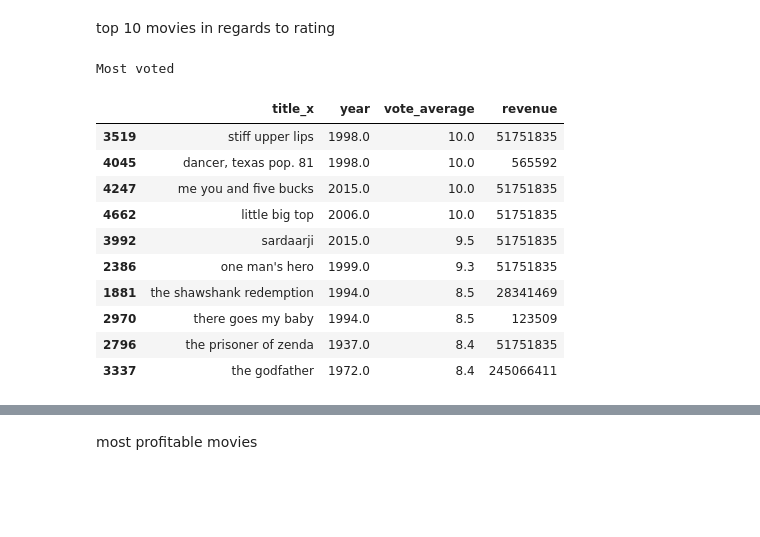
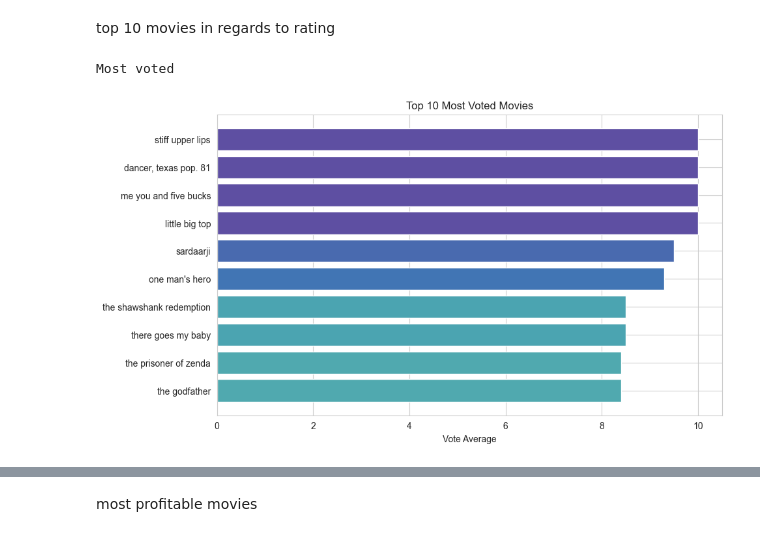
Before and after one commit to samahosseini/tmdb_5000_movies, a Jupyter notebook: src/main.ipynb, the cells around one changed output, grey strips where cells are left out. Cells and saved outputs as stored; diff of their text form; code cells hidden in the pictures; blank space fills up the shorter version.

```diff
--- a/src/main.ipynb
+++ b/src/main.ipynb
@@ -374,17 +387,15 @@ top 10 movies in regards to rating
 # %%
 top = df.nlargest(10,'vote_average')
 print('Most voted')
 top[['title_x','year','vote_average', 'revenue']]
+
+# Plotting
+plt.figure(figsize=(10, 6))
+plt.barh(top['title_x'], top['vote_average'], color=plt.cm.Spectral(top['vote_average']/10))
+plt.xlabel('Vote Average')
+plt.title('Top 10 Most Voted Movies')
+plt.gca().invert_yaxis()  # Invert y-axis to display the highest vote average at the top
+plt.show()
 # %% [output]
 Most voted
-|  | title_x | year | vote_average | revenue |
-| 3519 | stiff upper lips | 1998.0 | 10.0 | 51751835 |
-| 4045 | dancer, texas pop. 81 | 1998.0 | 10.0 | 565592 |
-| 4247 | me you and five bucks | 2015.0 | 10.0 | 51751835 |
-| 4662 | little big top | 2006.0 | 10.0 | 51751835 |
-| 3992 | sardaarji | 2015.0 | 9.5 | 51751835 |
-| 2386 | one man's hero | 1999.0 | 9.3 | 51751835 |
-| 1881 | the shawshank redemption | 1994.0 | 8.5 | 28341469 |
-| 2970 | there goes my baby | 1994.0 | 8.5 | 123509 |
-| 2796 | the prisoner of zenda | 1937.0 | 8.4 | 51751835 |
-| 3337 | the godfather | 1972.0 | 8.4 | 245066411 |
+[figure, added]
```
Also changed, not shown: parts of 13 cells of this notebook.
